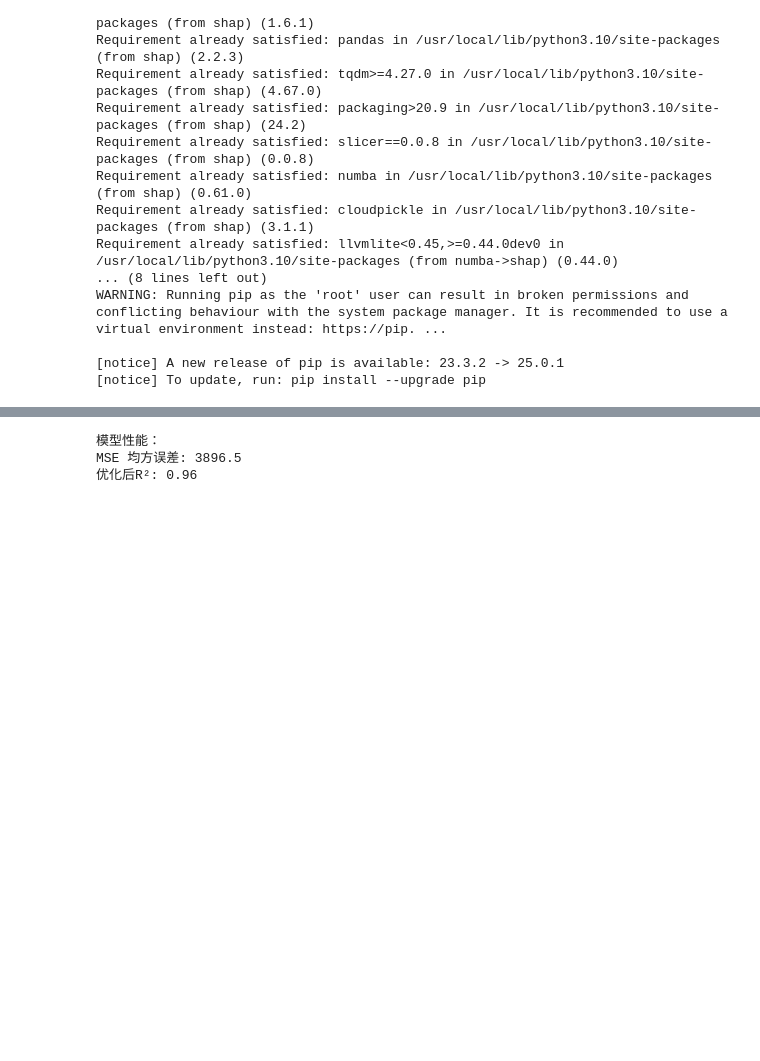
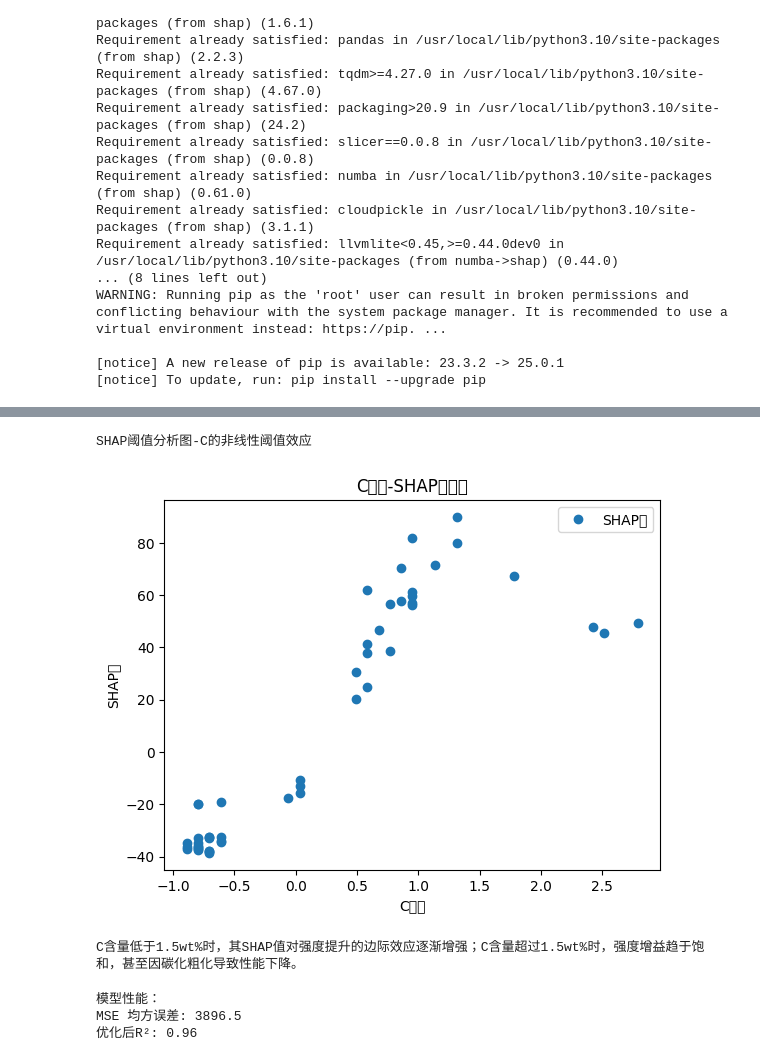
Before and after one commit to guot1/-belief, a Jupyter notebook: material.ipynb, the cells around one changed output, grey strips where cells are left out. Saved outputs shown, nothing was run; the diff lists cells and outputs as text; code cells hidden in the pictures; blank space fills up the shorter version.

```diff
--- a/material.ipynb
+++ b/material.ipynb
@@ -126,3 +126,39 @@ shap.summary_plot(shap_values, X_test[:50], feature_names=X.columns)
+# %%
+print("SHAP阈值分析图-C的非线性阈值效应")
+import pandas as pd
+import matplotlib.pyplot as plt
+
+# 获取C特征在特征矩阵中的索引
+c_index = list(X.columns).index('c')
+
+# 提取测试集前50个样本的C含量（兼容NumPy数组和DataFrame）
+if isinstance(X_test, pd.DataFrame):
+    c_values = X_test.iloc[:50, c_index].values  # DataFrame转NumPy数组
+else:
+    c_values = X_test[:50, c_index]  # 直接切片NumPy数组
+
+# 提取前50个样本对应的C的SHAP值（兼容多分类情况）
+if isinstance(shap_values, list):
+    # 多分类任务：假设使用第一个类别的SHAP值（按需调整索引）
+    c_shap = shap_values[0][:50, c_index]
+else:
+    # 单分类或回归任务
+    c_shap = shap_values[:50, c_index]
+
+# 创建并排序DataFrame
+df = pd.DataFrame({'C含量': c_values, 'SHAP值': c_shap})
+df = df.sort_values('C含量')
+
+# 绘制趋势图
+df.plot(x='C含量', y='SHAP值', style='o', title='C含量-SHAP值关系')
+plt.xlabel('C含量')
+plt.ylabel('SHAP值')
+plt.show()
+print("C含量低于1.5wt%时，其SHAP值对强度提升的边际效应逐渐增强；C含量超过1.5wt%时，强度增益趋于饱和，甚至因碳化粗化导致性能下降。")
+# %% [output]
+SHAP阈值分析图-C的非线性阈值效应
+[figure, added]
+C含量低于1.5wt%时，其SHAP值对强度提升的边际效应逐渐增强；C含量超过1.5wt%时，强度增益趋于饱和，甚至因碳化粗化导致性能下降。
 # %%
 # 模型性能验证
 y_pred = best_model.predict(X_test)
```
Also changed, not shown: parts of 1 cell of this notebook.
